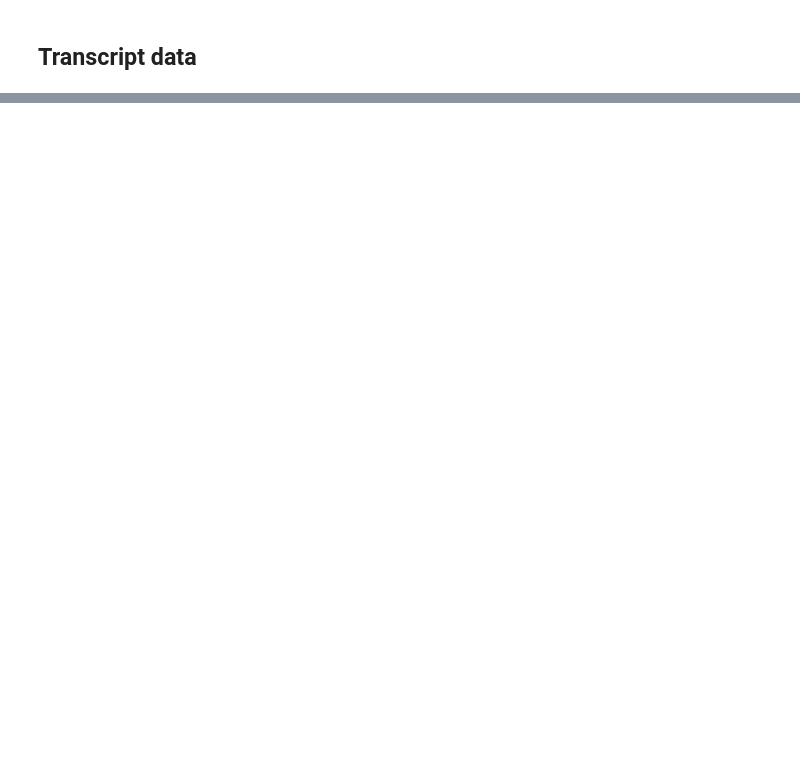
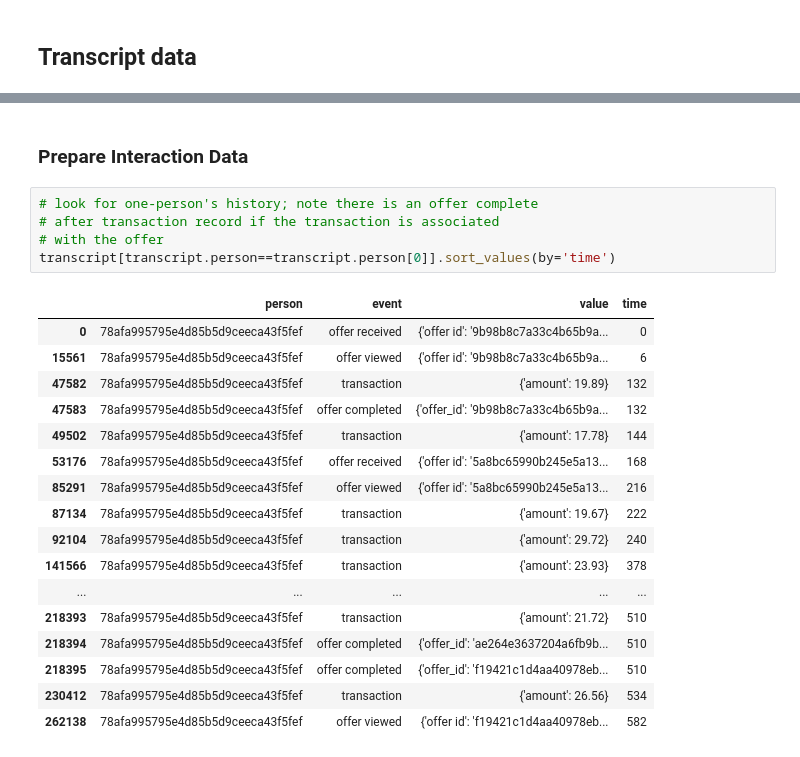
Before and after one commit to tanyayt/udacity_data_scientist, a Jupyter notebook: starbucks_optimizing_app_offers/Starbucks_Capstone_notebook.ipynb, the cells around one changed output, grey strips where cells are left out. Saved outputs shown, nothing was run; the diff lists cells and outputs as text; blank space fills up the shorter version.

```diff
--- a/starbucks_optimizing_app_offers/Starbucks_Capstone_notebook.ipynb
+++ b/starbucks_optimizing_app_offers/Starbucks_Capstone_notebook.ipynb
@@ -189,0 +291,25 @@ transcript.head()
+# %% [markdown]
+### Prepare Interaction Data
+# %%
+# look for one-person's history; note there is an offer complete
+# after transaction record if the transaction is associated
+# with the offer
+transcript[transcript.person==transcript.person[0]].sort_values(by='time')
+# %% [output]
+|  | person | event | value | time |
+| 0 | 78afa995795e4d85b5d9ceeca43f5fef | offer received | {'offer id': '9b98b8c7a33c4b65b9a... | 0 |
+| 15561 | 78afa995795e4d85b5d9ceeca43f5fef | offer viewed | {'offer id': '9b98b8c7a33c4b65b9a... | 6 |
+| 47582 | 78afa995795e4d85b5d9ceeca43f5fef | transaction | {'amount': 19.89} | 132 |
+| 47583 | 78afa995795e4d85b5d9ceeca43f5fef | offer completed | {'offer_id': '9b98b8c7a33c4b65b9a... | 132 |
+| 49502 | 78afa995795e4d85b5d9ceeca43f5fef | transaction | {'amount': 17.78} | 144 |
+| 53176 | 78afa995795e4d85b5d9ceeca43f5fef | offer received | {'offer id': '5a8bc65990b245e5a13... | 168 |
+| 85291 | 78afa995795e4d85b5d9ceeca43f5fef | offer viewed | {'offer id': '5a8bc65990b245e5a13... | 216 |
+| 87134 | 78afa995795e4d85b5d9ceeca43f5fef | transaction | {'amount': 19.67} | 222 |
+| 92104 | 78afa995795e4d85b5d9ceeca43f5fef | transaction | {'amount': 29.72} | 240 |
+| 141566 | 78afa995795e4d85b5d9ceeca43f5fef | transaction | {'amount': 23.93} | 378 |
+| ... | ... | ... | ... | ... |
+| 218393 | 78afa995795e4d85b5d9ceeca43f5fef | transaction | {'amount': 21.72} | 510 |
+| 218394 | 78afa995795e4d85b5d9ceeca43f5fef | offer completed | {'offer_id': 'ae264e3637204a6fb9b... | 510 |
+| 218395 | 78afa995795e4d85b5d9ceeca43f5fef | offer completed | {'offer_id': 'f19421c1d4aa40978eb... | 510 |
+| 230412 | 78afa995795e4d85b5d9ceeca43f5fef | transaction | {'amount': 26.56} | 534 |
+| 262138 | 78afa995795e4d85b5d9ceeca43f5fef | offer viewed | {'offer id': 'f19421c1d4aa40978eb... | 582 |
```
Also changed, not shown: parts of 38 cells of this notebook.
